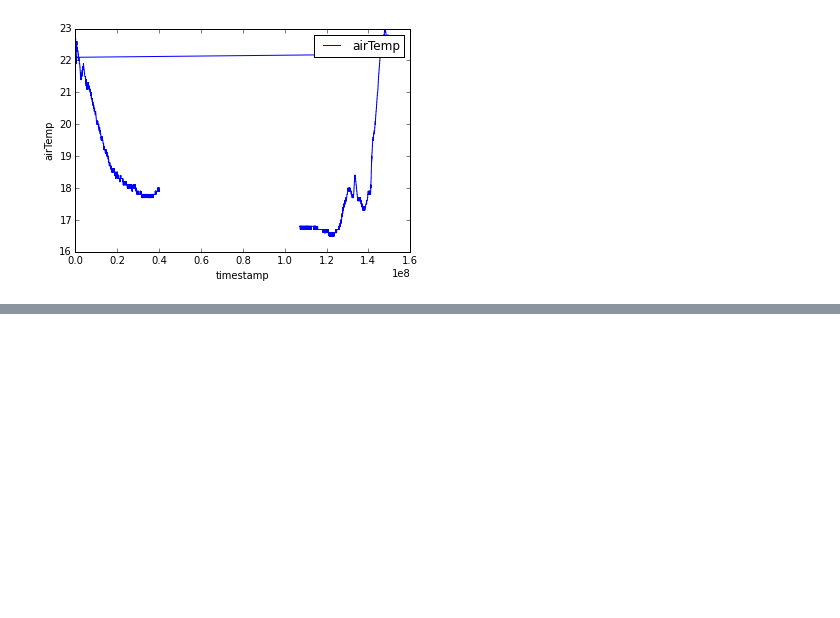
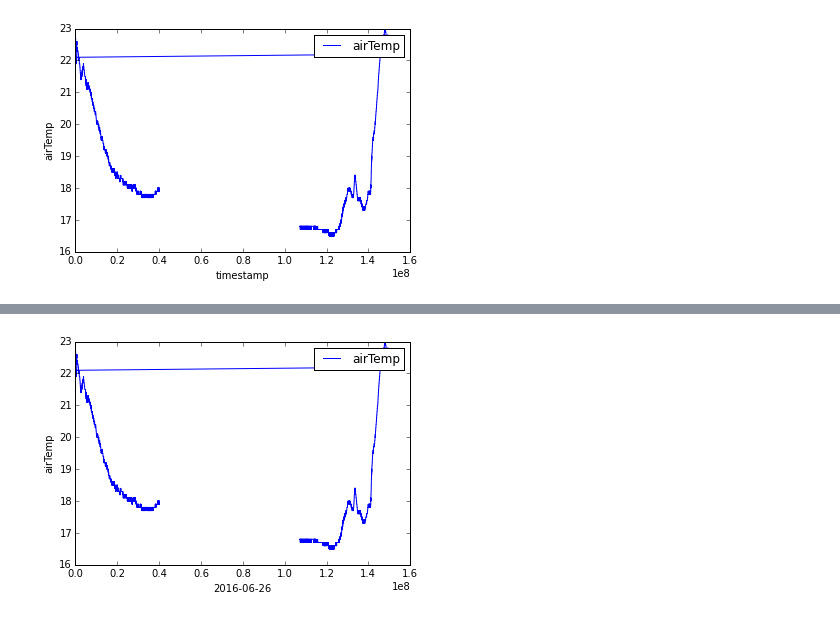
Before and after one commit to hamishcunningham/fishy-wifi, a Jupyter notebook: wegrow-web/graphs-1.ipynb, the cells around one changed output, grey strips where cells are left out. Cells and saved outputs as stored; diff of their text form; code cells hidden in the pictures; blank space fills up the shorter version.

```diff
--- a/wegrow-web/graphs-1.ipynb
+++ b/wegrow-web/graphs-1.ipynb
@@ -5,7 +5,7 @@ import matplotlib.pyplot as plt
 from json import loads
 
 def get_points(x, y):
-    a = 'wegrow-data/WaterElf-10865861/2016-06-23_WaterElf-10865861.txt'
+    a = 'old-stuff/fishy-wifi-master/wegrow-web/wegrow-data1/wegrow-data/WaterElf-10865861/2016-06-23_WaterElf-10865861.txt'
     data = {}
     with open(a,'r') as f:
         for line in f:
@@ -182,3 +179,21 @@ get_points('timestamp', 'airTemp','06-26')
 # %% [output]
 2016-06-26_WaterElf-10878526.txt
 [figure]
+# %%
+import datetime
+
+# figure out what the file creation date and generate a datetime from it
+fileStartDate = datetime.datetime(2016, 6, 30, 0, 0);
+print("file starts at: " + str(fileStartDate));
+startTimeStamp = 103996318;  # the first timestamp in the file
+
+previous = 0
+increment = 0
+for t in [ 123996318, 141668512, 123456, 124456, 125456, 1234, 2000 ]:
+    if previous > t:  # device restart, for example
+        increment = previous
+    t += increment
+    delta = datetime.timedelta(0, (t - startTimeStamp) / 1000);
+    timeAtT = fileStartDate + delta;
+    print("time at t=" + str(t) + " is: " + str(timeAtT));
+    previous = t
@@ -184,0 +209,57 @@ get_points('timestamp', 'airTemp','06-26')
+# %%
+import re
+def get_points(x, y ,d):
+    path = 'old-stuff/fishy-wifi-master/wegrow-web/wegrow-data1/wegrow-data/WaterElf-10878526'
+    chosen_file = [i for i in os.listdir(path) if os.path.isfile(os.path.join(path,i)) and d in i]
+    for filename in chosen_file:
+        print(filename)
+        data={}
+        with open(os.path.join(path, filename),'r') as f:
+
+            for line in f:
+                new_dict = loads(line.strip())
+                for k in new_dict:
+                    if k in data:
+                        data[k].append(float(new_dict[k]))
+                    else:
+                        data[k] = [float(new_dict[k])]
+
+        array = np.array([data[x], data[y]])
+        if x == 'timestamp':
+            #convert data[x] from timestamp into time
+            timestamp = data[x]
+            date = re.search("([0-9]{4}\-[0-9]{2}\-[0-9]{2})", filename)
+            x = date.group(0)
+            year = x[0:4]
+            month = x[5:7]
+            day = x[8:10]
+            fileStartDate = datetime.datetime(int(year),int(month),int(day),0,0)
+            print("file starts at: " + str(fileStartDate))
+            startTimeStamp = timestamp[0]
+            print (startTimeStamp)
+            #startTime = #convert startTimeStamp into time
+
+            previous = 0
+            increment = 0
+            for t in timestamp:
+                if previous > t:  # device restart, for example
+                    increment = previous
+                t += increment
+                delta = datetime.timedelta(0, (t - startTimeStamp) / 1000)
+
+                timeAtT = fileStartDate + delta
+                print("time at t=" + str(t) + " is: " + str(timeAtT))
+                previous = t
+
+        if len(timestamp) != len(data[y]):
+            print ('Unable to produce graph!')
+            continue
+        #for x,y in array:
+        plt.plot(array[0], array[1],label=y)
+        plt.xlabel(x)
+        plt.ylabel(y)
+        plt.legend()
+        plt.show()
+
+get_points('timestamp', 'airTemp','06-26')
+# %% [output]
@@ -184,0 +283 @@ get_points('timestamp', 'airTemp','06-26')
+[figure, added]
```
Also changed, not shown: parts of 7 cells of this notebook.
